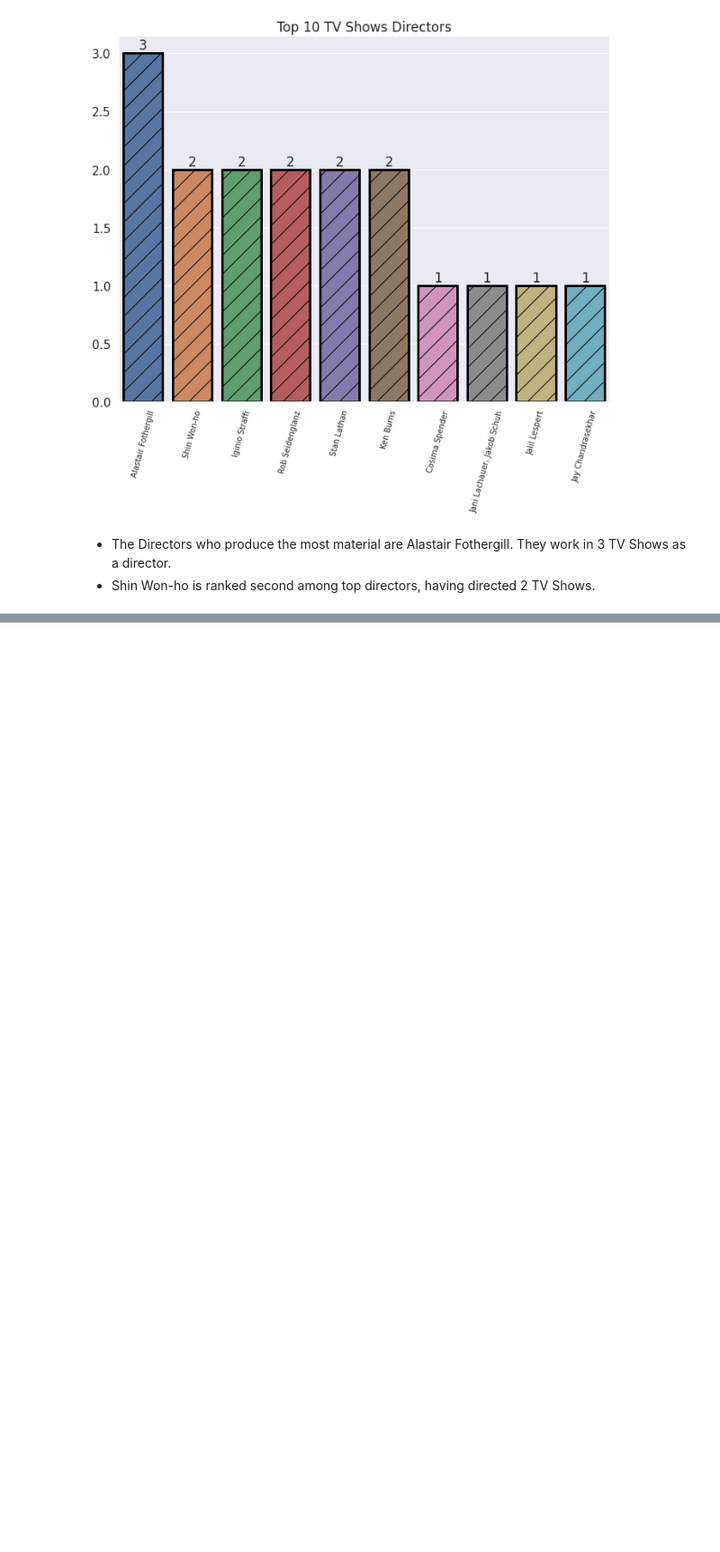
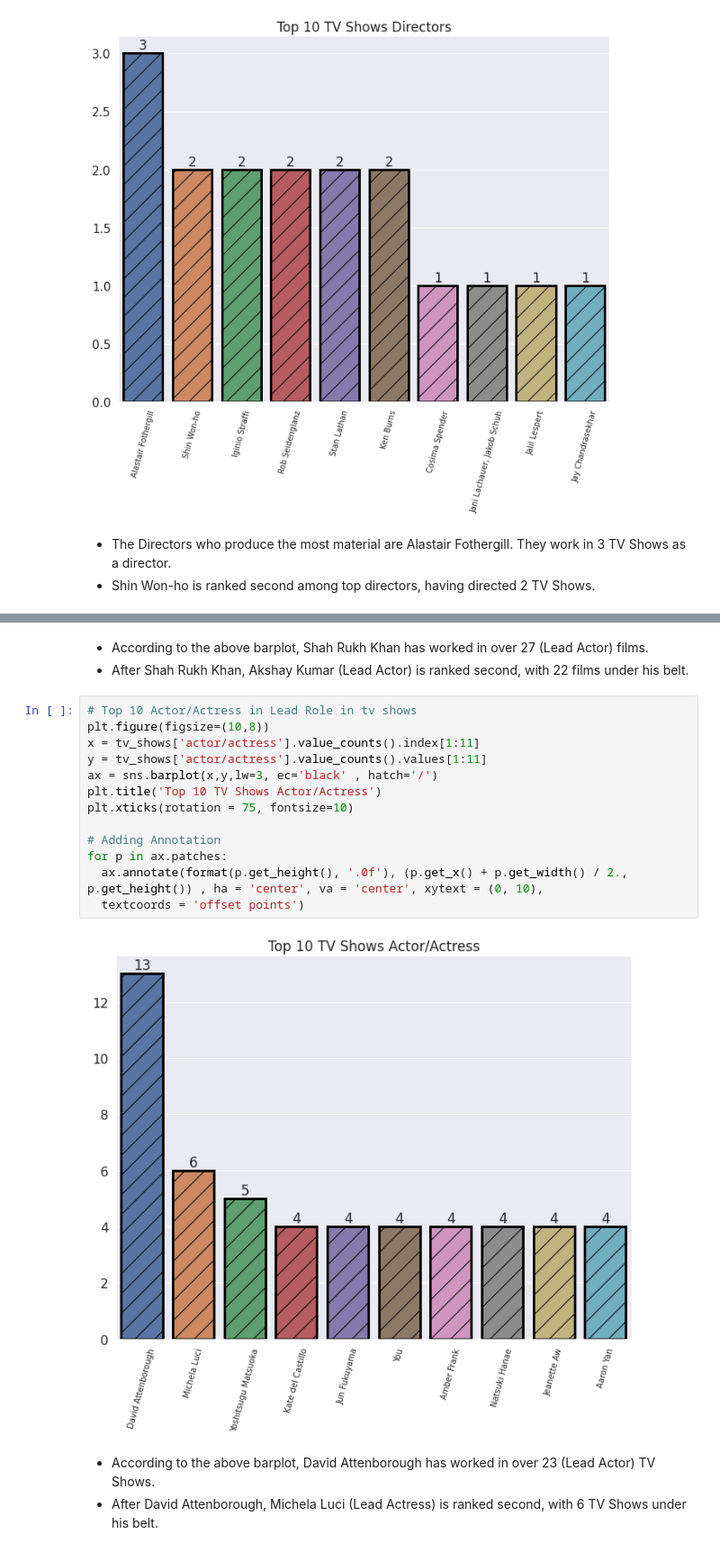
Before and after one commit to Animesh227/Netflix-Movies-and-TV-Shows-Clustering, a Jupyter notebook: NETFLIX_MOVIES_AND_TV_SHOWS_CLUSTERING_Animesh_Chakraborty.ipynb, the cells around one changed output, grey strips where cells are left out. Shown at 90% size. Drawn from its saved outputs; the diff is of its cells as text; blank space fills up the shorter version.

```diff
--- a/NETFLIX_MOVIES_AND_TV_SHOWS_CLUSTERING_Animesh_Chakraborty.ipynb
+++ b/NETFLIX_MOVIES_AND_TV_SHOWS_CLUSTERING_Animesh_Chakraborty.ipynb
@@ -473,0 +494,21 @@ for p in ax.patches:
+# %% [markdown]
+*   According to the above barplot, Shah Rukh Khan has worked in over 27 (Lead Actor) films.
+*   After Shah Rukh Khan, Akshay Kumar (Lead Actor) is ranked second, with 22 films under his belt.
+# %%
+# Top 10 Actor/Actress in Lead Role in tv shows
+plt.figure(figsize=(10,8))
+x = tv_shows['actor/actress'].value_counts().index[1:11]
+y = tv_shows['actor/actress'].value_counts().values[1:11]
+ax = sns.barplot(x,y,lw=3, ec='black' , hatch='/')
+plt.title('Top 10 TV Shows Actor/Actress')
+plt.xticks(rotation = 75, fontsize=10)
+
+# Adding Annotation
+for p in ax.patches:
+  ax.annotate(format(p.get_height(), '.0f'), (p.get_x() + p.get_width() / 2., p.get_height()) , ha = 'center', va = 'center', xytext = (0, 10),
+  textcoords = 'offset points')
+# %% [output]
+[figure, added]
+# %% [markdown]
+*   According to the above barplot, David Attenborough has worked in over 23 (Lead Actor) TV Shows.
+*   After David Attenborough, Michela Luci (Lead Actress) is ranked second, with 6 TV Shows under his belt.
```
Also changed, not shown: parts of 4 cells of this notebook.
